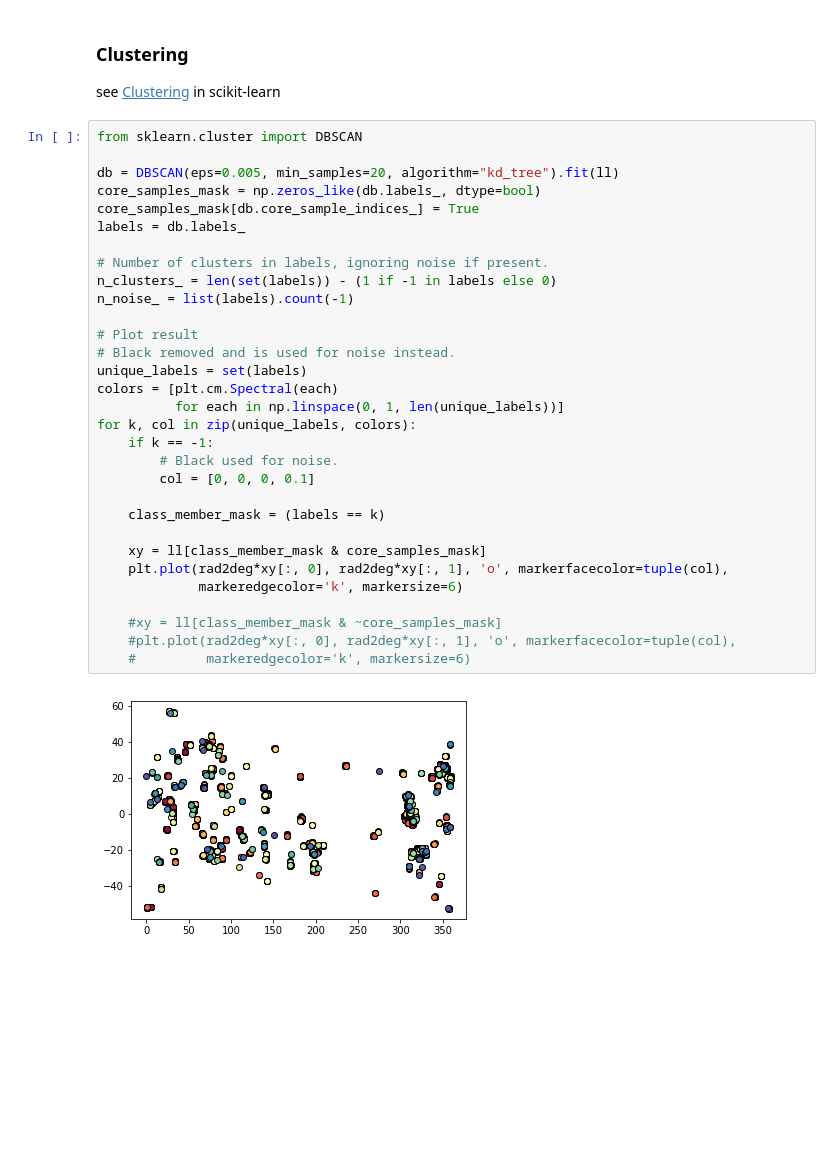
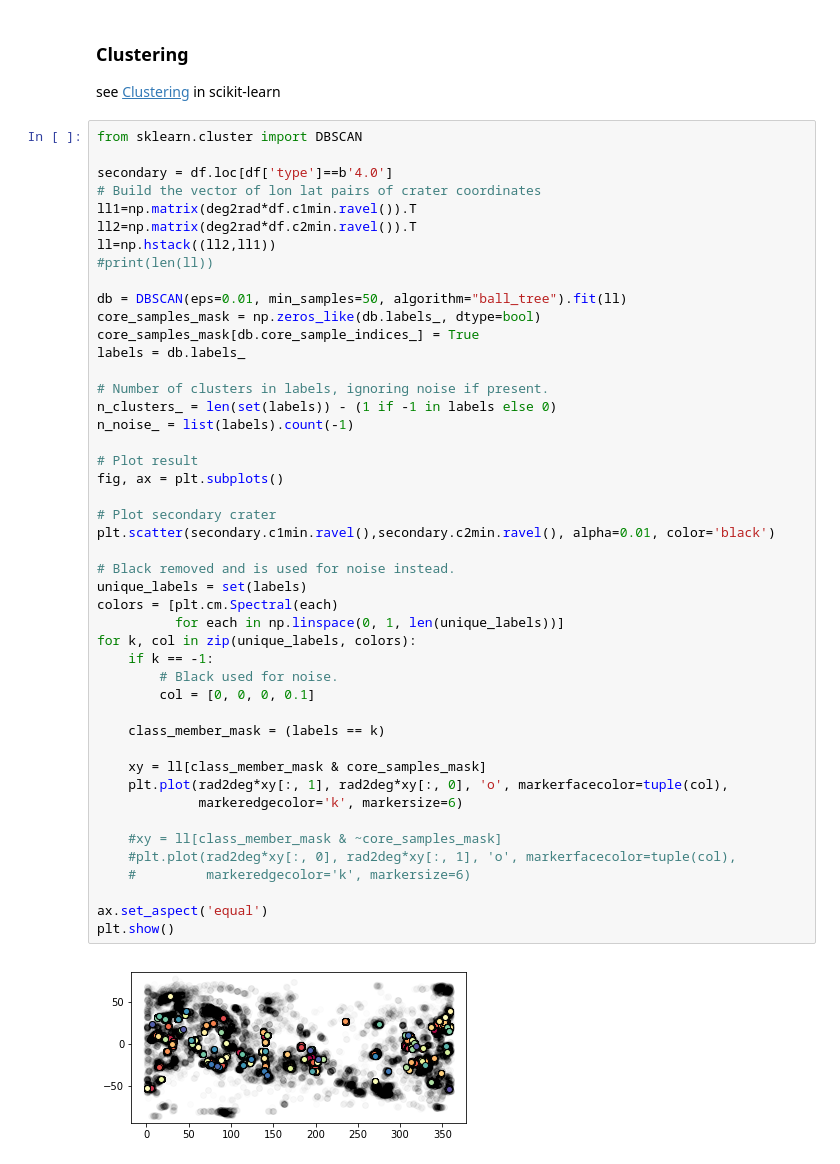
Before and after one commit to openplanetary/vespamap19tutorials, a Jupyter notebook: planetaryskl/notebooks/datadiscovery.ipynb, the cells around one changed output. Saved outputs shown, nothing was run; the diff lists cells and outputs as text; blank space fills up the shorter version.

```diff
--- a/planetaryskl/notebooks/datadiscovery.ipynb
+++ b/planetaryskl/notebooks/datadiscovery.ipynb
@@ -203,33 +203,48 @@ see [Clustering](https://scikit-learn.org/stable/modules/classes.html#module-skl
 # %%
 from sklearn.cluster import DBSCAN
 
-db = DBSCAN(eps=0.005, min_samples=20, algorithm="kd_tree").fit(ll)
+secondary = df.loc[df['type']==b'4.0']
+# Build the vector of lon lat pairs of crater coordinates
+ll1=np.matrix(deg2rad*df.c1min.ravel()).T
+ll2=np.matrix(deg2rad*df.c2min.ravel()).T
+ll=np.hstack((ll2,ll1))
+#print(len(ll))
+
+db = DBSCAN(eps=0.01, min_samples=50, algorithm="ball_tree").fit(ll)
 core_samples_mask = np.zeros_like(db.labels_, dtype=bool)
 core_samples_mask[db.core_sample_indices_] = True
 labels = db.labels_
 
 # Number of clusters in labels, ignoring noise if present.
 n_clusters_ = len(set(labels)) - (1 if -1 in labels else 0)
 n_noise_ = list(labels).count(-1)
 
 # Plot result
+fig, ax = plt.subplots()
+
+# Plot secondary crater
+plt.scatter(secondary.c1min.ravel(),secondary.c2min.ravel(), alpha=0.01, color='black')
+
 # Black removed and is used for noise instead.
 unique_labels = set(labels)
 colors = [plt.cm.Spectral(each)
           for each in np.linspace(0, 1, len(unique_labels))]
 for k, col in zip(unique_labels, colors):
     if k == -1:
         # Black used for noise.
         col = [0, 0, 0, 0.1]
 
     class_member_mask = (labels == k)
 
     xy = ll[class_member_mask & core_samples_mask]
-    plt.plot(rad2deg*xy[:, 0], rad2deg*xy[:, 1], 'o', markerfacecolor=tuple(col),
+    plt.plot(rad2deg*xy[:, 1], rad2deg*xy[:, 0], 'o', markerfacecolor=tuple(col),
              markeredgecolor='k', markersize=6)
 
     #xy = ll[class_member_mask & ~core_samples_mask]
     #plt.plot(rad2deg*xy[:, 0], rad2deg*xy[:, 1], 'o', markerfacecolor=tuple(col),
     #         markeredgecolor='k', markersize=6)
+
+ax.set_aspect('equal')
+plt.show()
 # %% [output]
-[figure, old version]
+[figure, new version]
```
Also changed, not shown: parts of 2 cells of this notebook.
